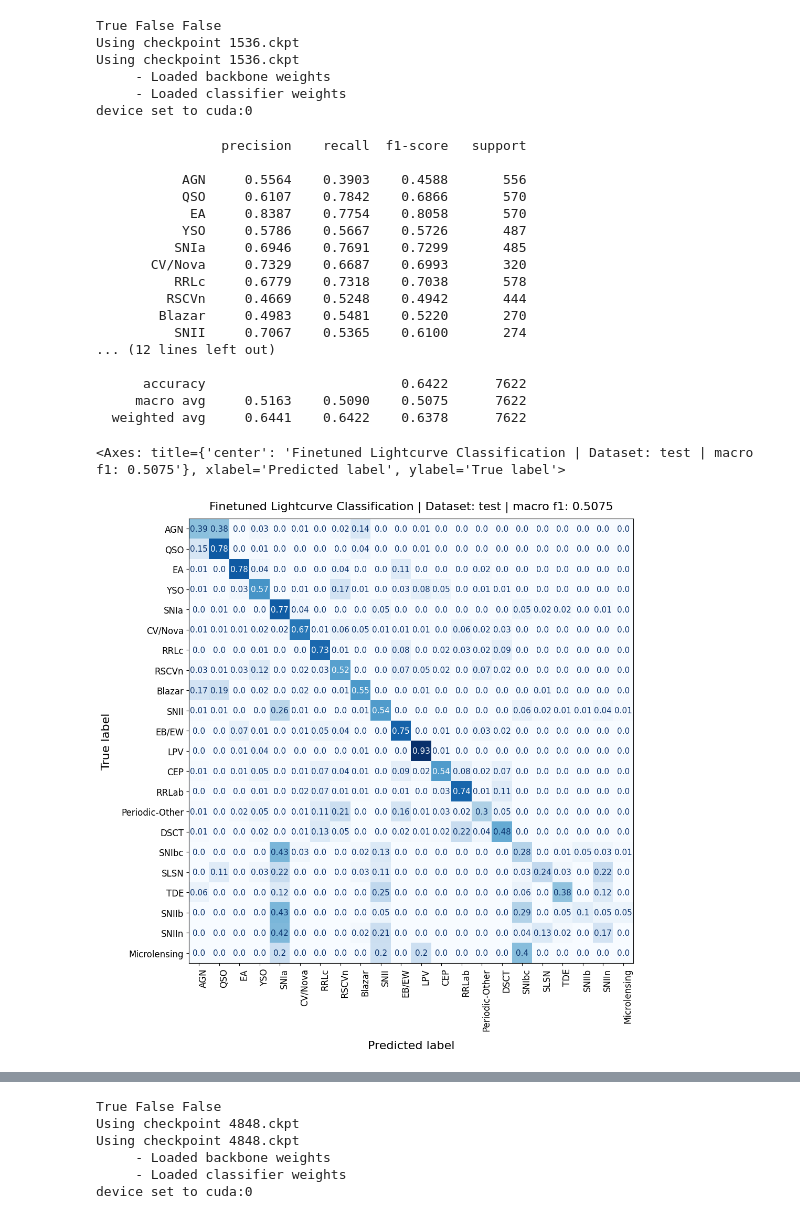
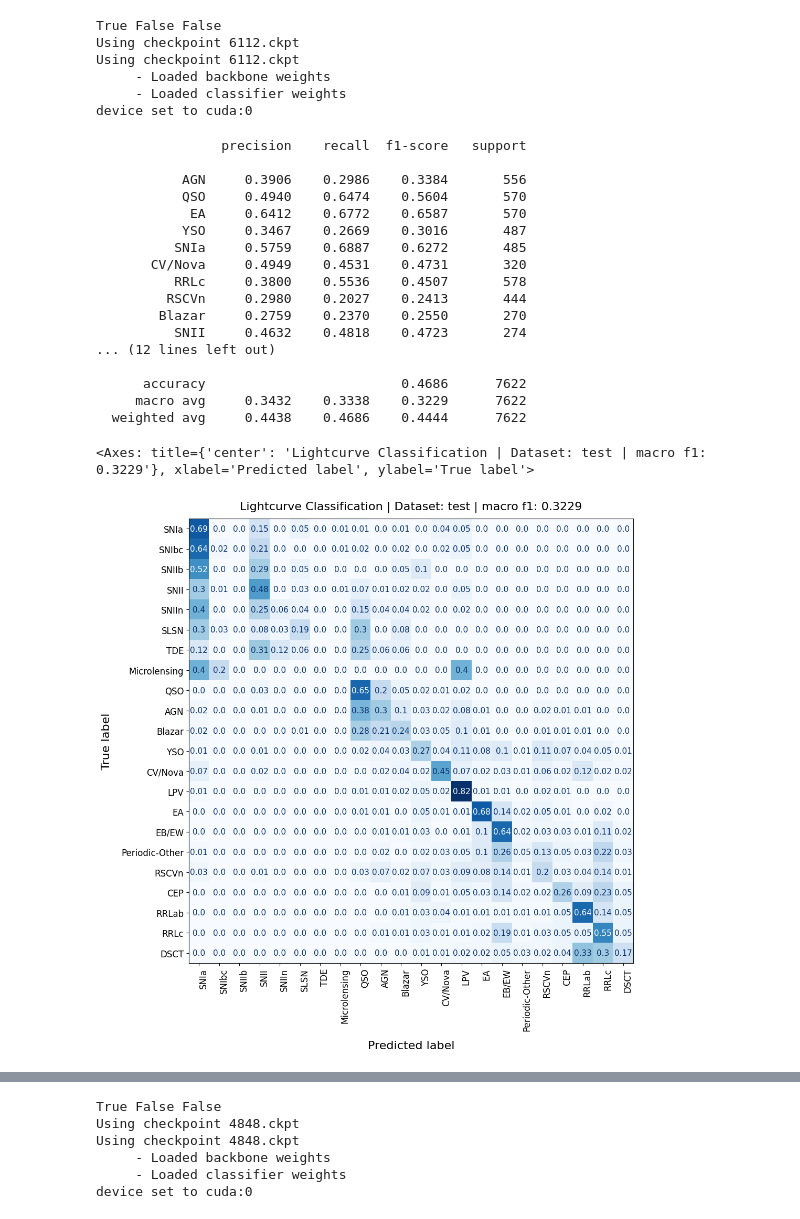
Before and after one commit to HexaPulsar/pipeline, a Jupyter notebook: pipeline/training/lc_classifier_ztf/ATAT_ALeRCE/LC_graphcompare.ipynb, the cells around one changed output, grey strips where cells are left out. Saved outputs shown, nothing was run; the diff lists cells and outputs as text; code cells hidden in the pictures.

```diff
--- a/pipeline/training/lc_classifier_ztf/ATAT_ALeRCE/LC_graphcompare.ipynb
+++ b/pipeline/training/lc_classifier_ztf/ATAT_ALeRCE/LC_graphcompare.ipynb
@@ -28,14 +24,14 @@ from src.exploringtools.InitClassifier import InitClassifier, ztf_order_classes
 # %%
 DATASET  ='test'
 DEVICE = 'cuda:0'
-PATH_1 ='/home/mdelafuente/pipeline/pipeline/training/lc_classifier_ztf/ATAT_ALeRCE/results/ZTF/LC/class_all_v4_band_permute_time_normalization_0/'
-PATH_2 = '/home/mdelafuente/pipeline/pipeline/training/lc_classifier_ztf/ATAT_ALeRCE/results/ZTF/LC/class_all_v4_0/'
+PATH_1 ='/home/magdalena/rpos/pipeline/pipeline/training/lc_classifier_ztf/ATAT_ALeRCE/results/PRETRAIN/LC/class_FROZEN_20260314_ema_optim_change_/'
+PATH_2 = '/home/magdalena/rpos/pipeline/pipeline/training/lc_classifier_ztf/ATAT_ALeRCE/results/PRETRAIN/LC/class_FROZEN_20260314_ema_optim_change_1491_1e3__v2/'
 
 from src.utils.data.AlerceDictionaries import ELASTICC_TAXONOMY, ZTF_TAXONOMY
 
 FP_DATASET = "/home/mdelafuente/pipeline/pipeline/training/lc_classifier_ztf/ATAT_ALeRCE/data/datasets/ZTF_ff/final/LC_MD_FEAT_240627_windows_200_12/dataset.h5"
 #FP_DATASET = "/home/mdelafuente/ORIGINAL/elasticc_dataset_update.h5"
-FP_DATASET ='/home/mdelafuente/ZTF_SSL_Dataset/data/H5_files/BY_PARTITION/200_FF.h5'
+FP_DATASET ='/home/magdalena/Desktop/sambashare/H5_files/BY_PARTITION/200_FF.h5'
 # %%
 test = InitClassifier(path_to_config_yaml=PATH_1,
                     model= LightCurveTransformer,
@@ -88,53 +85,53 @@ device set to cuda:0
 # %%
 test = InitClassifier(path_to_config_yaml=PATH_2,
                     model= LightCurveTransformer,
                     classifier = MultimodalClassifier,
                     use_lc = True,
                     arg_key='lc')
 
 backbone_od = test.create_ordered_dict(remove_if_in_key_list=['projection', 'classifier'],rename_keys = ('model.',''), checkpoint_name='classifier_ckpt')
 classifier_od = test.create_ordered_dict(remove_if_in_key_list=['projection', 'model',],rename_keys = ('classifier.',''), checkpoint_name='classifier_ckpt')
 test.load_backbone_weights(backbone_od)
 
 test.load_classifier_weights(classifier_od)
 test.args.datamodule.val_use_sampler = False
 
+
 dl = InitDataLoader(update_dataset_path=FP_DATASET,update_batch_size=16,datamodule_args=test.args.datamodule)
 dl.init_test_dataset()
-import numpy as np
-from sklearn.metrics import classification_report
 val_preds, val_true =test.predict(dl.test_dataset, DEVICE) if DATASET == 'test' else test.predict(dl.validation_dataset, DEVICE)
 report_2 = classification_report(val_true, np.argmax(val_preds, axis = -1), target_names=list(ZTF_TAXONOMY().keys()),digits = 4, output_dict=True)
 print(classification_report(val_true, np.argmax(val_preds, axis = -1), target_names=list(ZTF_TAXONOMY().keys()),digits = 4, output_dict=False))
+
 #test.get_confusion_matrix(np.argmax(val_preds, axis = -1), val_true, dataset_type=DATASET, taxonomy = ZTF_TAXONOMY, plot_title= 'ZTF ATAT LC ONLY', order_classes=ztf_order_classes)
 
-test.get_confusion_matrix(np.argmax(val_preds, axis = -1), val_true, dataset_type=DATASET, taxonomy = ZTF_TAXONOMY, plot_title= 'Finetuned Lightcurve Classification | Dataset', order_classes=list(ZTF_TAXONOMY().keys()))
+test.get_confusion_matrix(np.argmax(val_preds, axis = -1), val_true, dataset_type=DATASET, taxonomy = ZTF_TAXONOMY, plot_title= 'Lightcurve Classification | Dataset', order_classes=ztf_order_classes)
 # %% [output]
 True False False
-Using checkpoint 1536.ckpt
-Using checkpoint 1536.ckpt
+Using checkpoint 6112.ckpt
+Using checkpoint 6112.ckpt
      - Loaded backbone weights
      - Loaded classifier weights
 device set to cuda:0
                 precision    recall  f1-score   support
 
-           AGN     0.5564    0.3903    0.4588       556
-           QSO     0.6107    0.7842    0.6866       570
-            EA     0.8387    0.7754    0.8058       570
-           YSO     0.5786    0.5667    0.5726       487
-          SNIa     0.6946    0.7691    0.7299       485
-       CV/Nova     0.7329    0.6687    0.6993       320
-          RRLc     0.6779    0.7318    0.7038       578
-         RSCVn     0.4669    0.5248    0.4942       444
-        Blazar     0.4983    0.5481    0.5220       270
-          SNII     0.7067    0.5365    0.6100       274
+           AGN     0.3906    0.2986    0.3384       556
+           QSO     0.4940    0.6474    0.5604       570
+            EA     0.6412    0.6772    0.6587       570
+           YSO     0.3467    0.2669    0.3016       487
+          SNIa     0.5759    0.6887    0.6272       485
+       CV/Nova     0.4949    0.4531    0.4731       320
+          RRLc     0.3800    0.5536    0.4507       578
+         RSCVn     0.2980    0.2027    0.2413       444
+        Blazar     0.2759    0.2370    0.2550       270
+          SNII     0.4632    0.4818    0.4723       274
 ... (12 lines left out)
 
-      accuracy                         0.6422      7622
-     macro avg     0.5163    0.5090    0.5075      7622
-  weighted avg     0.6441    0.6422    0.6378      7622
+      accuracy                         0.4686      7622
+     macro avg     0.3432    0.3338    0.3229      7622
+  weighted avg     0.4438    0.4686    0.4444      7622
-<Axes: title={'center': 'Finetuned Lightcurve Classification | Dataset: test | macro f1: 0.5075'}, xlabel='Predicted label', ylabel='True label'>
+<Axes: title={'center': 'Lightcurve Classification | Dataset: test | macro f1: 0.3229'}, xlabel='Predicted label', ylabel='True label'>
-[figure, old version]
+[figure, new version]
 # %%
 import pandas as pd
 import numpy as np
```
Also changed, not shown: parts of 4 cells of this notebook, 15 other files.
